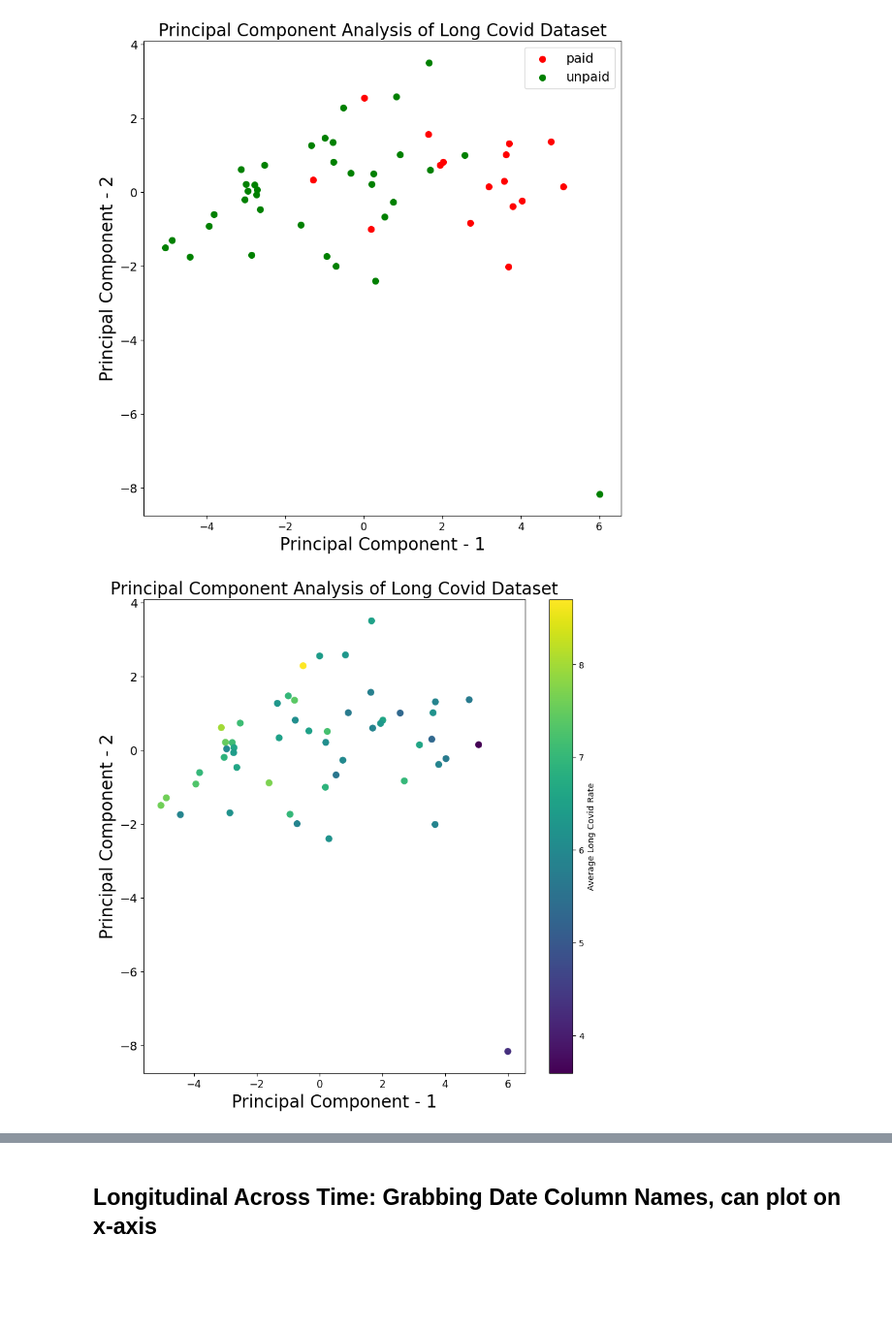
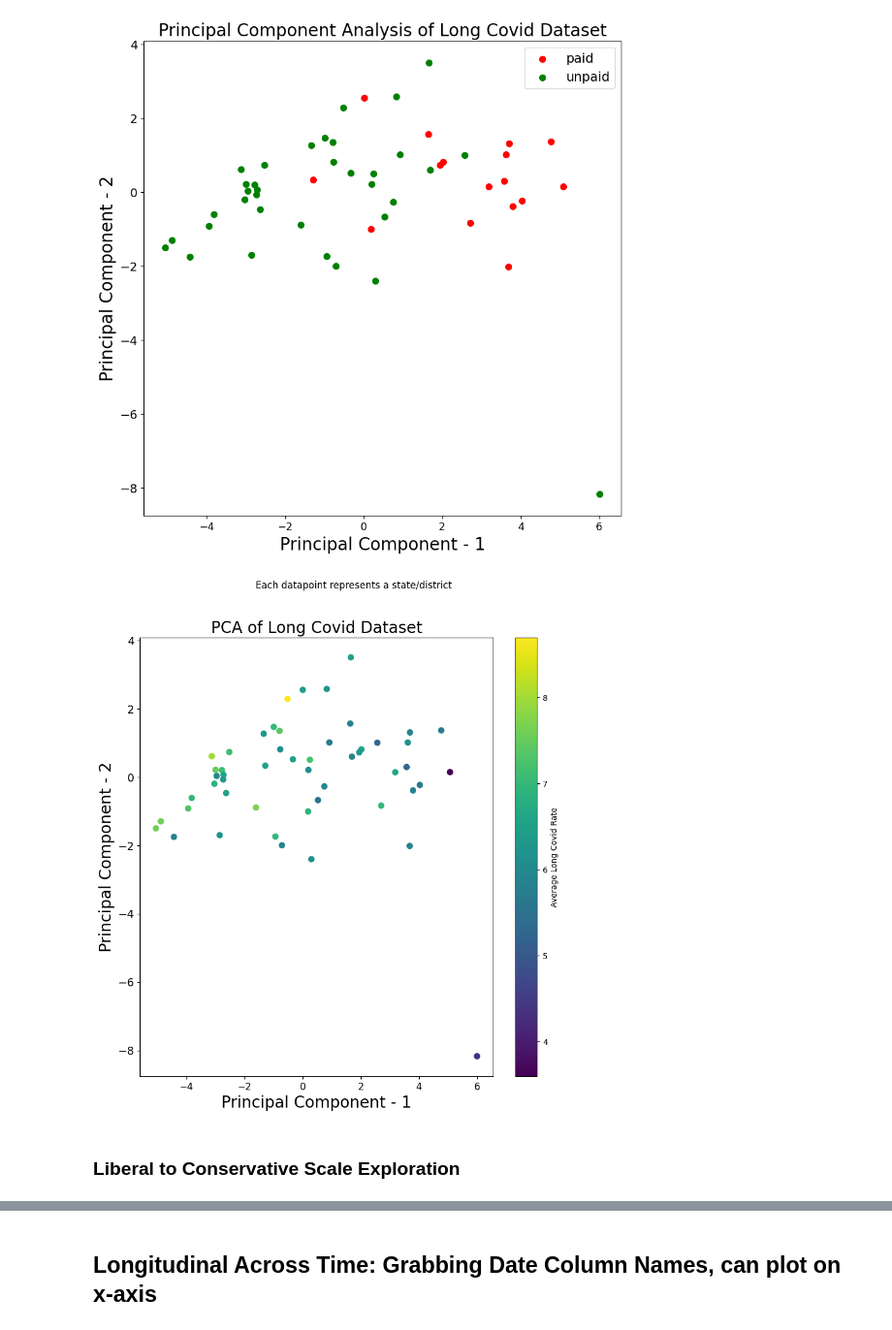
Before and after one commit to kristinachan/2024-08-02_longcovid_interstate, a Jupyter notebook: longcovid_interstate.ipynb, the cells around one changed output, grey strips where cells are left out. Shown at 97% size. Cells and saved outputs as stored; diff of their text form; code cells hidden in the pictures; blank space fills up the shorter version.

```diff
--- a/longcovid_interstate.ipynb
+++ b/longcovid_interstate.ipynb
@@ -151,8 +162,8 @@ normalized_pca_df.tail()
 | 50 | 0.730768 | -0.899560 | -0.264845 | 1.025942 | -0.995539 | 0.188160 | -0.683436 | -0.212358 | -0.168892 | -0.365322 | ... |
 # %%
 from sklearn.decomposition import PCA
-pca = PCA(n_components = 2) #4
-PCs = pca.fit_transform(x) #get PCs
-PCs_df = pd.DataFrame(data = PCs, columns = ['PC1', 'PC2']) #, 'PC3', 'PC4']) #put PCs into df
+pca = PCA(n_components = 4) #4
+PCs = pca.fit_transform(x) #get PCs -- note i used fit_transform and not just fit..
+PCs_df = pd.DataFrame(data = PCs, columns = ['PC1', 'PC2', 'PC3', 'PC4']) #put PCs into df
 PCs_df.tail()
 # %% [output]
@@ -191,23 +240,26 @@ plt.legend(targets,prop={'size': 15})
 # %%
 import matplotlib.pyplot as plt
 
 plt.figure(figsize=(10, 10))
 plt.xticks(fontsize=12)
 plt.yticks(fontsize=14)
-plt.xlabel('Principal Component - 1', fontsize=20)
-plt.ylabel('Principal Component - 2', fontsize=20)
+plt.xlabel(f'Principal Component - {chosen_pc_a}', fontsize=20)
+plt.ylabel(f'Principal Component - {chosen_pc_b}', fontsize=20)
 plt.title("PCA of Long Covid Dataset", fontsize=20)
+plt.suptitle("Each datapoint represents a state/district")
 
 # Assuming 'avg_long_covid_rate' is a column in PCs_df
-sc = plt.scatter(PCs_df['PC1'],
-                 PCs_df['PC2'],
+sc = plt.scatter(PCs_df[f'PC{chosen_pc_a}'],
+                 PCs_df[f'PC{chosen_pc_b}'],
                  c=pca_df['avg_long_covid_rate'],
                  cmap='viridis',
                  s=50)
 
 # Add a color bar to show the mapping of colors to avg_long_covid_rate
 plt.colorbar(sc, label='Average Long Covid Rate')
 
 plt.show()
 # %% [output]
-[figure, old version]
+[figure, new version]
+# %% [markdown]
+### Liberal to Conservative Scale Exploration
```
Also changed, not shown: parts of 13 cells of this notebook.
